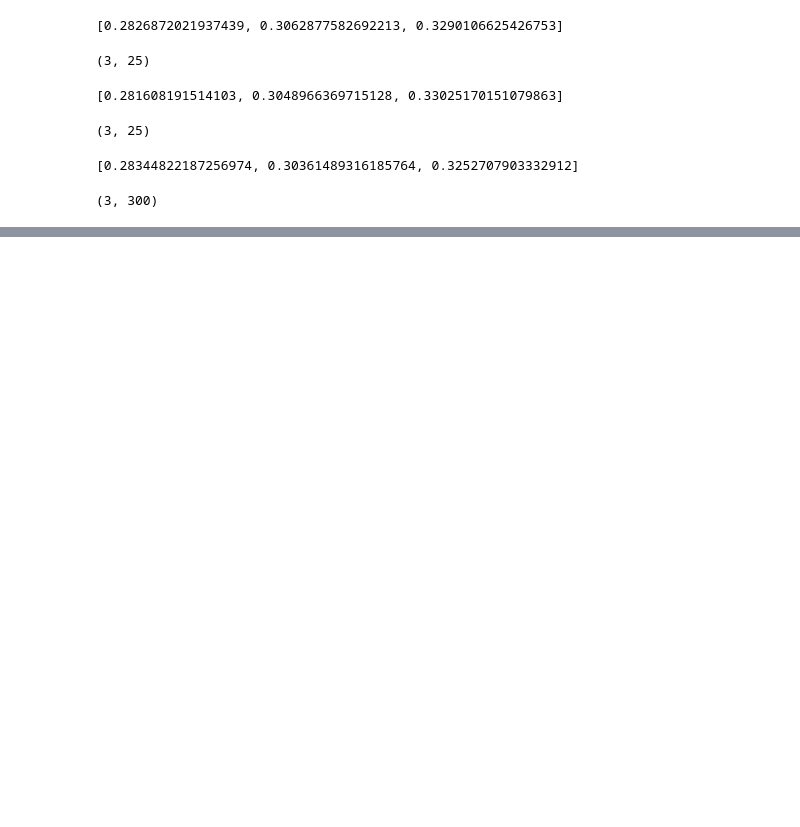
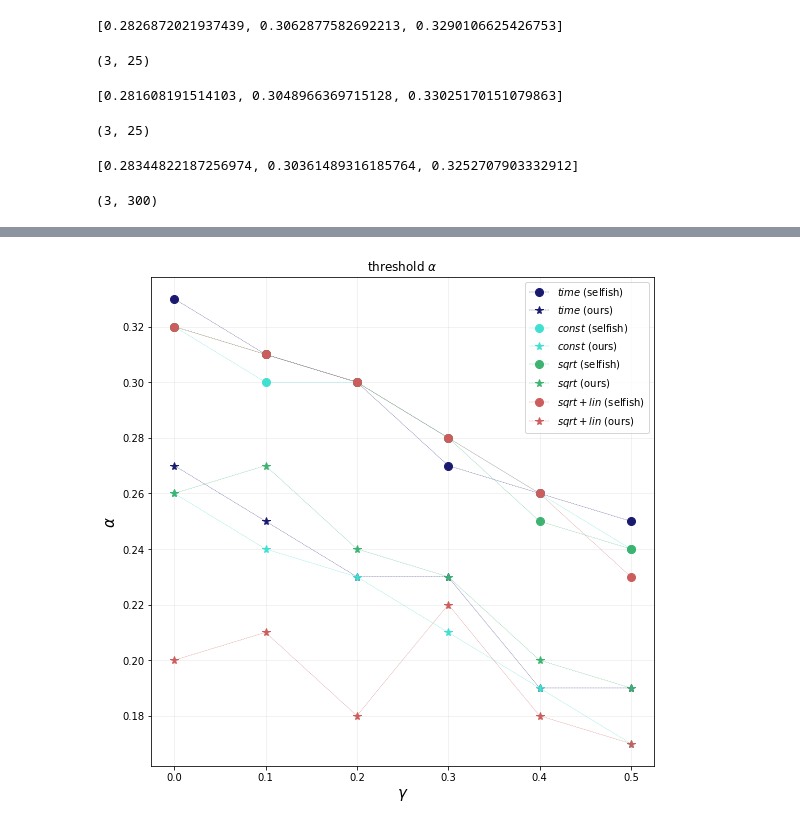
Before and after one commit to michaelneuder/opportunistic-mining, a Jupyter notebook: aug29prep.ipynb, the cells around one changed output, grey strips where cells are left out. Drawn from its saved outputs; the diff is of its cells as text; code cells hidden in the pictures; blank space fills up the shorter version.

```diff
--- a/aug29prep.ipynb
+++ b/aug29prep.ipynb
@@ -991,0 +1205,17 @@ plt.show()
+# %%
+# linear + sqrt
+sim_LINSQRT_SELF = []
+for g in simGammas:
+    for a in simAlphas:
+        tempOut = []
+        print("gamma:{:0.2f}, alpha:{:0.2f}".format(g, a), end='\r')
+        for j in range(10):
+            res = simGeneral_beta_lambda(alpha=a, gamma=g, beta=100, rewards=sqrtPlusLinearRewards, n=int(1e4))
+            tempOut.append(res)
+        tempOut = np.sort(tempOut)[::-1]
+        if tempOut[2] > a:
+            print()
+            break
+    sim_LINSQRT_SELF.append(a)
+sim_LINSQRT_SELF = np.asarray(sim_LINSQRT_SELF)
+sim_LINSQRT_SELF.shape
@@ -991,0 +1230,35 @@ plt.show()
+# %%
+f, ax = plt.subplots(figsize=(9,9))
+
+ax.plot(simGammas, sim_LIN_SELF, color='midnightblue', alpha=1, label=r'$time$ (selfish)', marker='o',
+        fillstyle='full', linestyle='--', markersize=8, linewidth=0.3)
+ax.plot(simGammas, sim_LIN_OPTI, color='midnightblue', alpha=1, label=r'$time$ (ours)', marker='*',
+        fillstyle='full', linestyle='--', markersize=8, linewidth=0.3)
+
+ax.plot(simGammas, sim_DOUBLE_SELF, color='turquoise', alpha=1, label=r'$const$ (selfish)', marker='o',
+        fillstyle='full', linestyle='--', markersize=8, linewidth=0.3)
+ax.plot(simGammas, sim_DOUBLE_OPTI, color='turquoise', alpha=1, label=r'$const$ (ours)', marker='*',
+        fillstyle='full', linestyle='--', markersize=8, linewidth=0.3)
+
+ax.plot(simGammas, sim_SQRT_SELF, color='mediumseagreen', alpha=1, label=r'$sqrt$ (selfish)', marker='o',
+        fillstyle='full', linestyle='--', markersize=8, linewidth=0.3)
+ax.plot(simGammas, sim_SQRT_OPTI, color='mediumseagreen', alpha=1, label=r'$sqrt$ (ours)', marker='*',
+        fillstyle='full', linestyle='--', markersize=8, linewidth=0.3)
+
+ax.plot(simGammas, sim_LINSQRT_SELF, color='indianred', alpha=1, label=r'$sqrt+lin$ (selfish)', marker='o',
+        fillstyle='full', linestyle='--', markersize=8, linewidth=0.3)
+ax.plot(simGammas, sim_LINSQRT_OPTI, color='indianred', alpha=1, label=r'$sqrt+lin$ (ours)', marker='*',
+        fillstyle='full', linestyle='--', markersize=8, linewidth=0.3)
+
+
+ax.set_xlabel(r'$\gamma$', size=15)
+ax.set_ylabel(r'$\alpha$', size=15)
+ax.set_title(r'threshold $\alpha$')
+
+ax.grid(alpha=0.2)
+ax.legend()
+
+plt.savefig('out.png', dpi=400, bbox_inches='tight', facecolor='white')
+plt.show()
+# %% [output]
+[figure, added]
```
Also changed, not shown: parts of 12 cells of this notebook.
